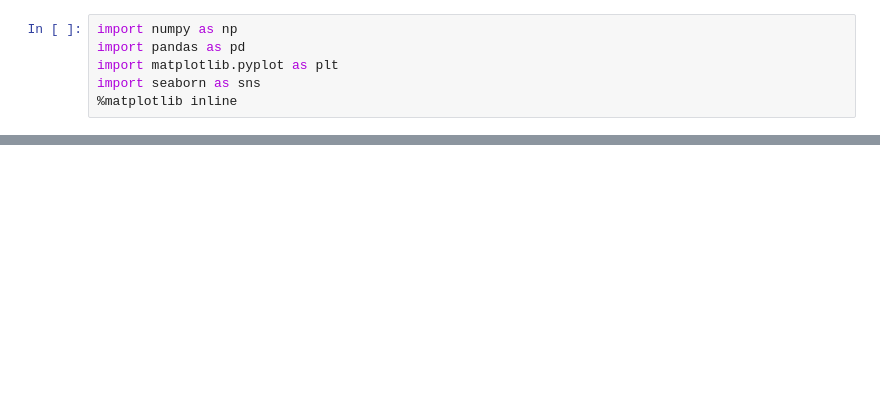
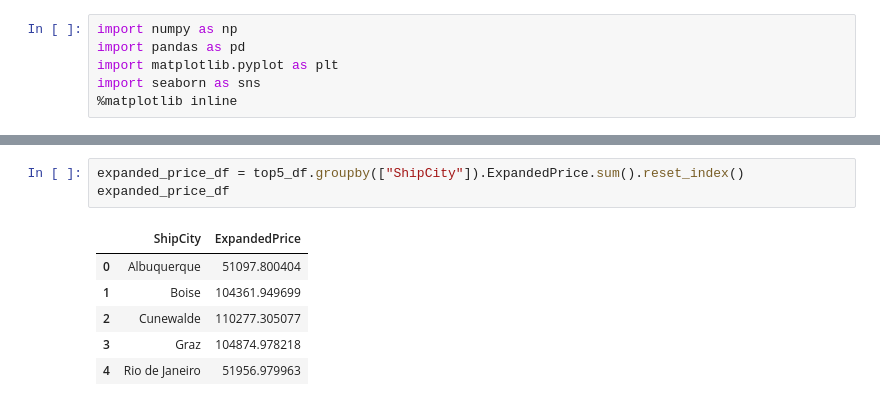
Before and after one commit to LinhToan/newman-msds, a Jupyter notebook: dsci-6883-descriptive-analytics/module-3/3-3 Northwinds EDA.ipynb, the cells around one changed output, grey strips where cells are left out. Cells and saved outputs as stored; diff of their text form; blank space fills up the shorter version.

```diff
--- a/dsci-6883-descriptive-analytics/module-3/3-3 Northwinds EDA.ipynb
+++ b/dsci-6883-descriptive-analytics/module-3/3-3 Northwinds EDA.ipynb
@@ -45,0 +136,10 @@ NameError: name 'pyodbc' is not defined
+# %%
+expanded_price_df = top5_df.groupby(["ShipCity"]).ExpandedPrice.sum().reset_index()
+expanded_price_df
+# %% [output]
+|  | ShipCity | ExpandedPrice |
+| 0 | Albuquerque | 51097.800404 |
+| 1 | Boise | 104361.949699 |
+| 2 | Cunewalde | 110277.305077 |
+| 3 | Graz | 104874.978218 |
+| 4 | Rio de Janeiro | 51956.979963 |
```
Also changed, not shown: parts of 17 cells of this notebook.
